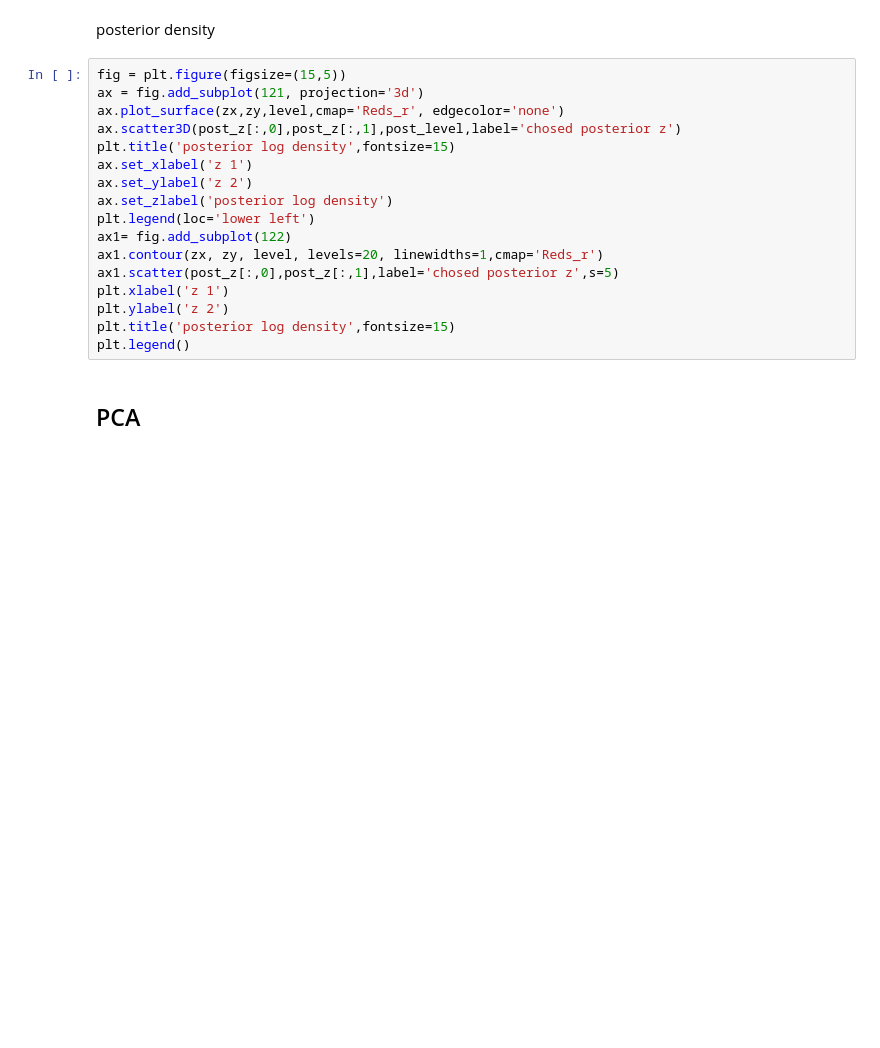
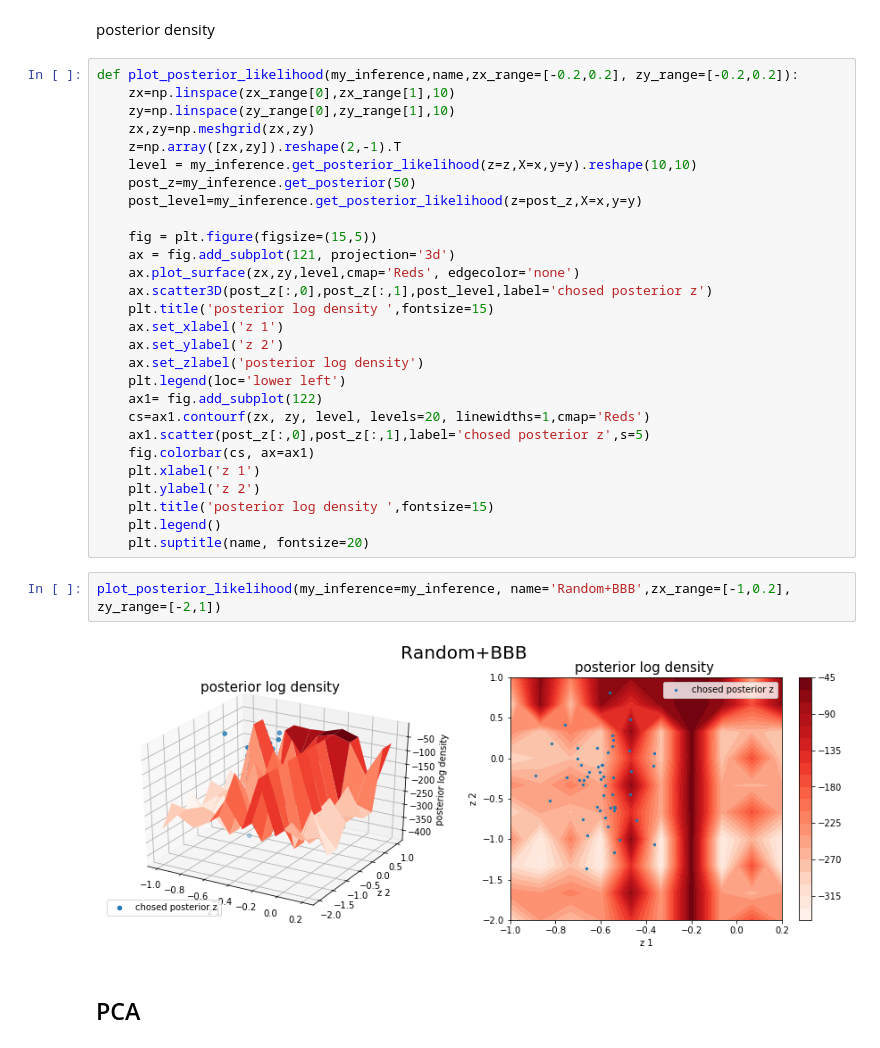
Before and after one commit to Yuting-Kou/am207_Project, a Jupyter notebook: src/bbb_yimxu-koko.ipynb, the cells around one changed output. Cells and saved outputs as stored; diff of their text form; blank space fills up the shorter version.

```diff
--- a/src/bbb_yimxu-koko.ipynb
+++ b/src/bbb_yimxu-koko.ipynb
@@ -173,22 +195,37 @@ print('The Posterior Predictive Log likelihood of the observed data is {0:6.4f}'
 # %% [markdown]
 posterior density
 # %%
-fig = plt.figure(figsize=(15,5))
-ax = fig.add_subplot(121, projection='3d')
-ax.plot_surface(zx,zy,level,cmap='Reds_r', edgecolor='none')
-ax.scatter3D(post_z[:,0],post_z[:,1],post_level,label='chosed posterior z')
-plt.title('posterior log density',fontsize=15)
-ax.set_xlabel('z 1')
-ax.set_ylabel('z 2')
-ax.set_zlabel('posterior log density')
-plt.legend(loc='lower left')
-ax1= fig.add_subplot(122)
-ax1.contour(zx, zy, level, levels=20, linewidths=1,cmap='Reds_r')
-ax1.scatter(post_z[:,0],post_z[:,1],label='chosed posterior z',s=5)
-plt.xlabel('z 1')
-plt.ylabel('z 2')
-plt.title('posterior log density',fontsize=15)
-plt.legend()
+def plot_posterior_likelihood(my_inference,name,zx_range=[-0.2,0.2], zy_range=[-0.2,0.2]):
+    zx=np.linspace(zx_range[0],zx_range[1],10)
+    zy=np.linspace(zy_range[0],zy_range[1],10)
+    zx,zy=np.meshgrid(zx,zy)
+    z=np.array([zx,zy]).reshape(2,-1).T
+    level = my_inference.get_posterior_likelihood(z=z,X=x,y=y).reshape(10,10)
+    post_z=my_inference.get_posterior(50)
+    post_level=my_inference.get_posterior_likelihood(z=post_z,X=x,y=y)
+
+    fig = plt.figure(figsize=(15,5))
+    ax = fig.add_subplot(121, projection='3d')
+    ax.plot_surface(zx,zy,level,cmap='Reds', edgecolor='none')
+    ax.scatter3D(post_z[:,0],post_z[:,1],post_level,label='chosed posterior z')
+    plt.title('posterior log density ',fontsize=15)
+    ax.set_xlabel('z 1')
+    ax.set_ylabel('z 2')
+    ax.set_zlabel('posterior log density')
+    plt.legend(loc='lower left')
+    ax1= fig.add_subplot(122)
+    cs=ax1.contourf(zx, zy, level, levels=20, linewidths=1,cmap='Reds')
+    ax1.scatter(post_z[:,0],post_z[:,1],label='chosed posterior z',s=5)
+    fig.colorbar(cs, ax=ax1)
+    plt.xlabel('z 1')
+    plt.ylabel('z 2')
+    plt.title('posterior log density ',fontsize=15)
+    plt.legend()
+    plt.suptitle(name, fontsize=20)
+# %%
+plot_posterior_likelihood(my_inference=my_inference, name='Random+BBB',zx_range=[-1,0.2], zy_range=[-2,1])
+# %% [output]
+[figure, added]
 # %% [markdown]
 ## PCA
 # %%
```
Also changed, not shown: parts of 14 cells of this notebook, 1 other file.
